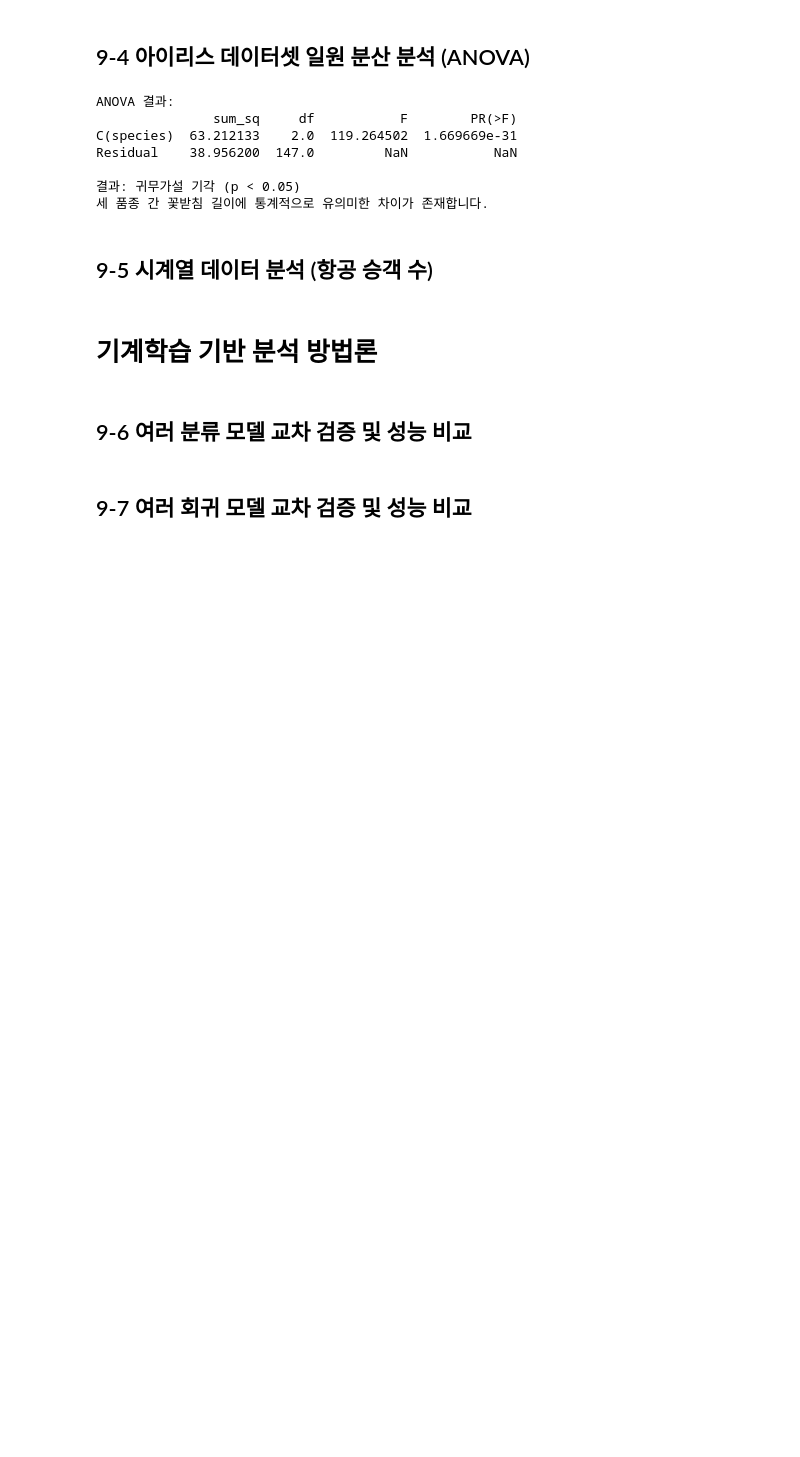
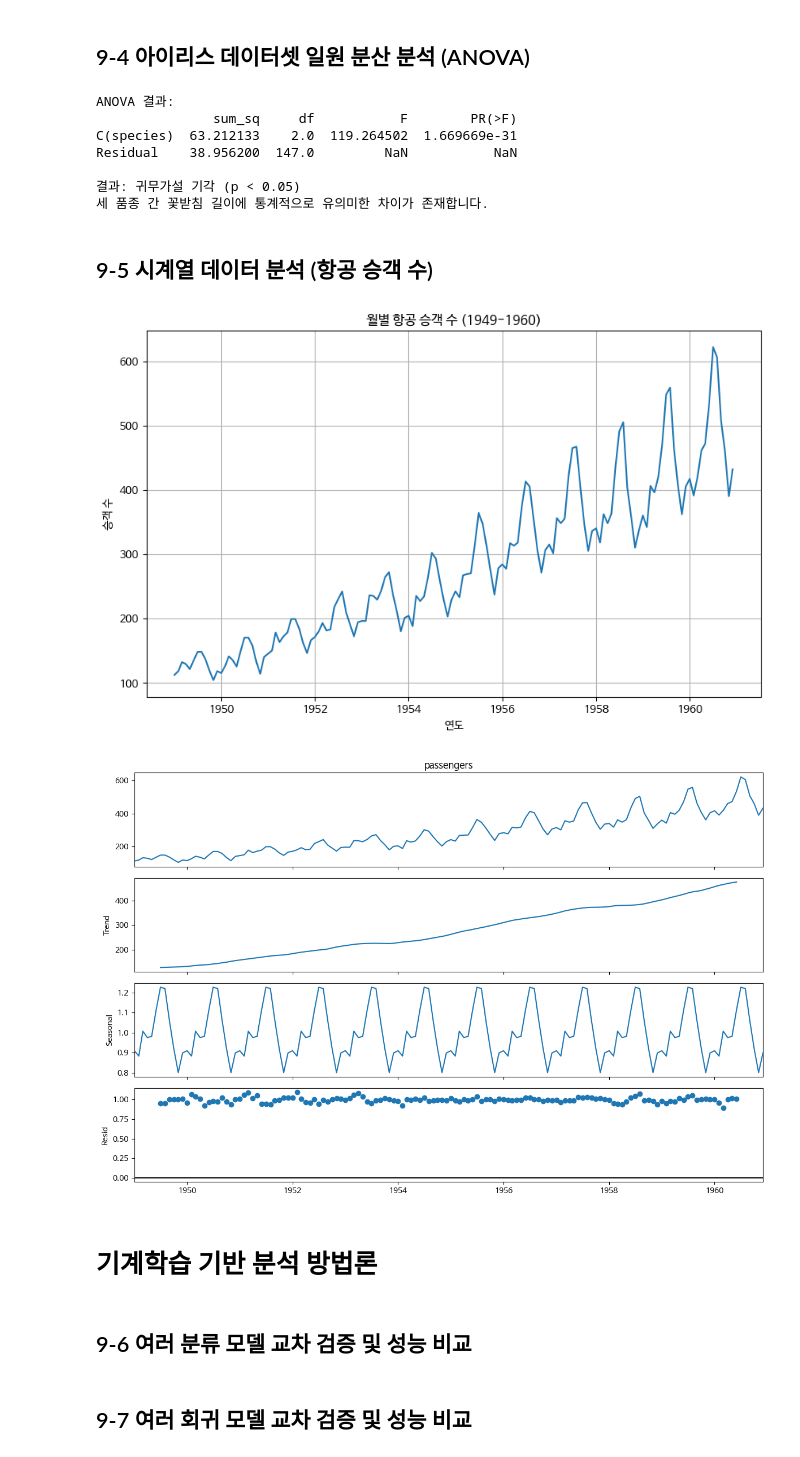
Before and after one commit to jj-it-lab/Data-Analysis-with-Open-Source, a Jupyter notebook: 오픈소스_데이터_분석_9강.ipynb, the cells around one changed output. Saved outputs shown, nothing was run; the diff lists cells and outputs as text; code cells hidden in the pictures; blank space fills up the shorter version.

```diff
--- a/오픈소스_데이터_분석_9강.ipynb
+++ b/오픈소스_데이터_분석_9강.ipynb
@@ -166,33 +166,38 @@ import seaborn as sns
 import matplotlib.pyplot as plt
 from statsmodels.tsa.seasonal import seasonal_decompose
 
 ## seaborn에서 flights 데이터셋 로드
 flights = sns.load_dataset('flights')
 
 ## 날짜 형식 변환 및 인덱스 설정
 ## 'year'와 'month' 컬럼을 이용하여 'date' 컬럼 생성 후 인덱스로 설정
 flights['date'] = pd.to_datetime(
     flights['year'].astype(str) + '-' +
     flights['month'].astype(str) + '-01'
 )
 flights = flights.set_index('date').sort_index()
 
 ## 시계열 시각화
 plt.figure(figsize=(10, 6))
 plt.plot(flights['passengers'])
 plt.title('월별 항공 승객 수 (1949-1960)')
 plt.xlabel('연도')
 plt.ylabel('승객 수')
 plt.grid(True)
 plt.show()
 
 ## 시계열 분해 (추세, 계절성, 잔차)
 ## 시계열 데이터를 추세(Trend), 계절성(Seasonal), 잔차(Residual)로 분해
+decomposition = seasonal_decompose(flights['passengers'],
+                                   model = 'multiplicative', period=12)
 
 fig = decomposition.plot()
 fig.set_size_inches(12, 8)
 plt.tight_layout()
 plt.show()
+# %% [output]
+[figure, added]
+[figure, added]
 # %% [markdown]
 # 기계학습 기반 분석 방법론
 # %% [markdown]
```
